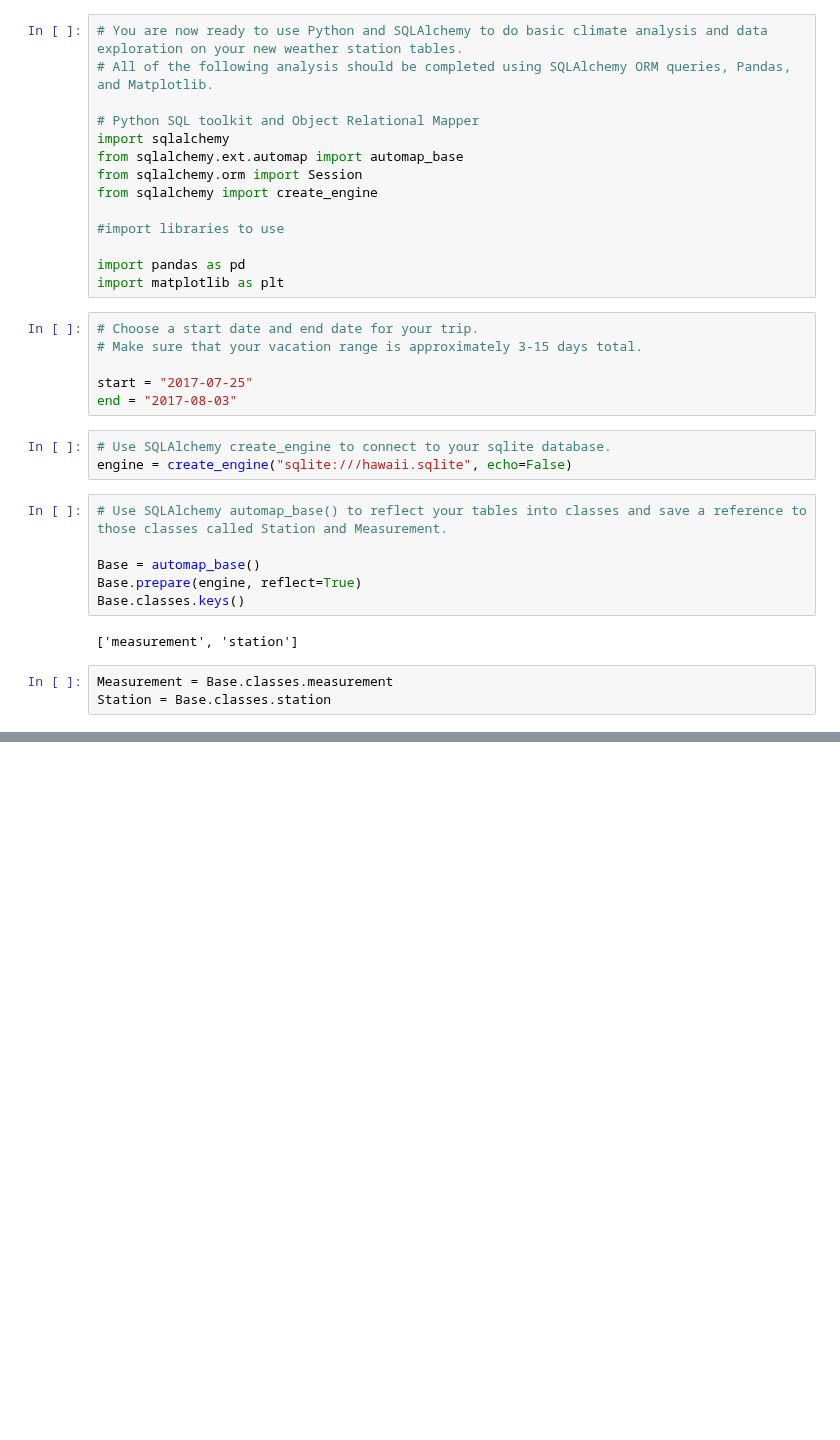
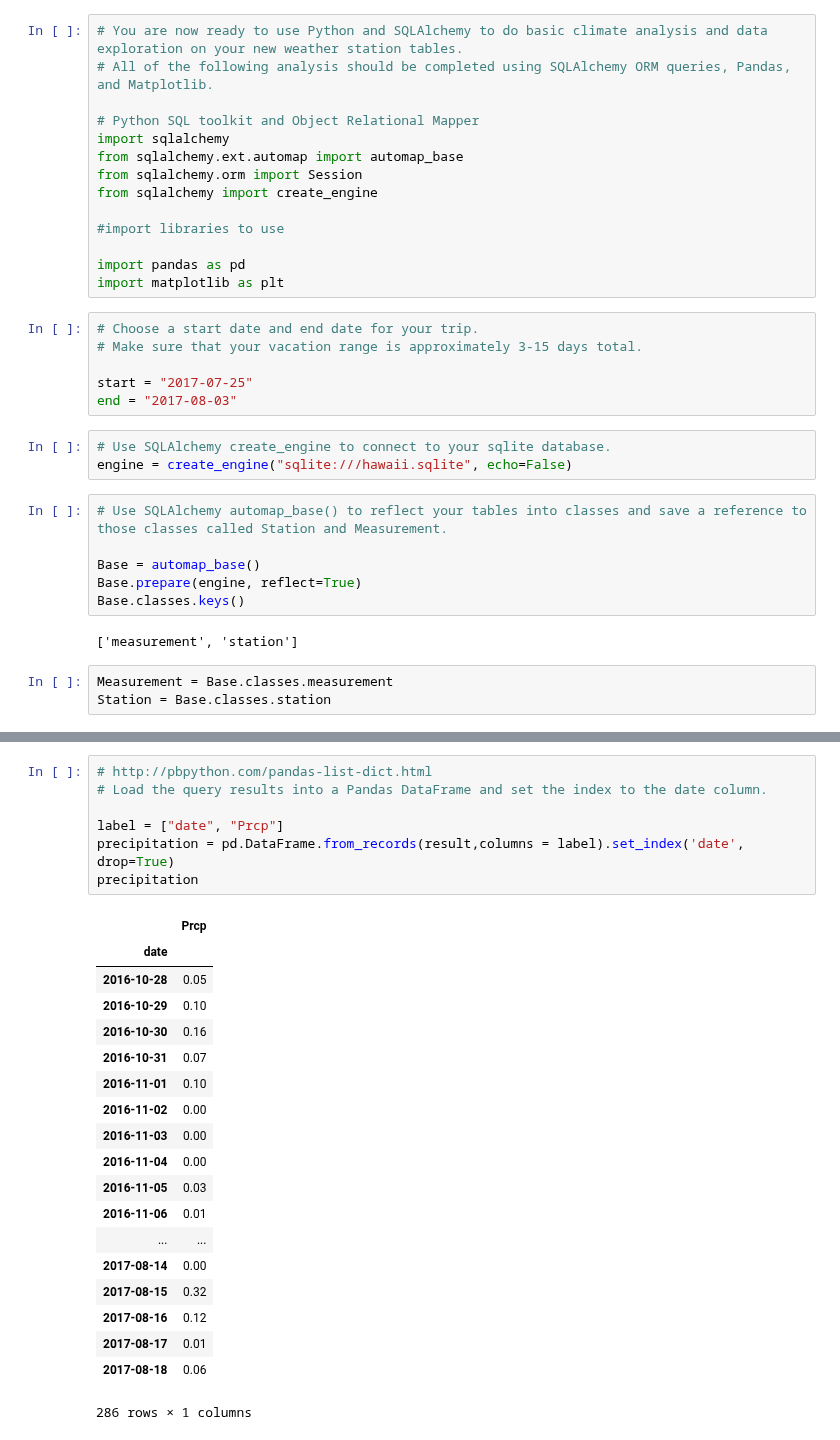
Before and after one commit to EmilySakata/climate_analysis, a Jupyter notebook: climate_analysis.ipynb, the cells around one changed output, grey strips where cells are left out. Cells and saved outputs as stored; diff of their text form; blank space fills up the shorter version.

```diff
--- a/climate_analysis.ipynb
+++ b/climate_analysis.ipynb
@@ -40,0 +67,27 @@ Station = Base.classes.station
+# %%
+# http://pbpython.com/pandas-list-dict.html
+# Load the query results into a Pandas DataFrame and set the index to the date column.
+
+label = ["date", "Prcp"]
+precipitation = pd.DataFrame.from_records(result,columns = label).set_index('date', drop=True)
+precipitation
+# %% [output]
+|  | Prcp |
+| date |  |
+| 2016-10-28 | 0.05 |
+| 2016-10-29 | 0.10 |
+| 2016-10-30 | 0.16 |
+| 2016-10-31 | 0.07 |
+| 2016-11-01 | 0.10 |
+| 2016-11-02 | 0.00 |
+| 2016-11-03 | 0.00 |
+| 2016-11-04 | 0.00 |
+| 2016-11-05 | 0.03 |
+| 2016-11-06 | 0.01 |
+| ... | ... |
+| 2017-08-14 | 0.00 |
+| 2017-08-15 | 0.32 |
+| 2017-08-16 | 0.12 |
+| 2017-08-17 | 0.01 |
+| 2017-08-18 | 0.06 |
+286 rows × 1 columns
```
Also changed, not shown: parts of 12 cells of this notebook.
